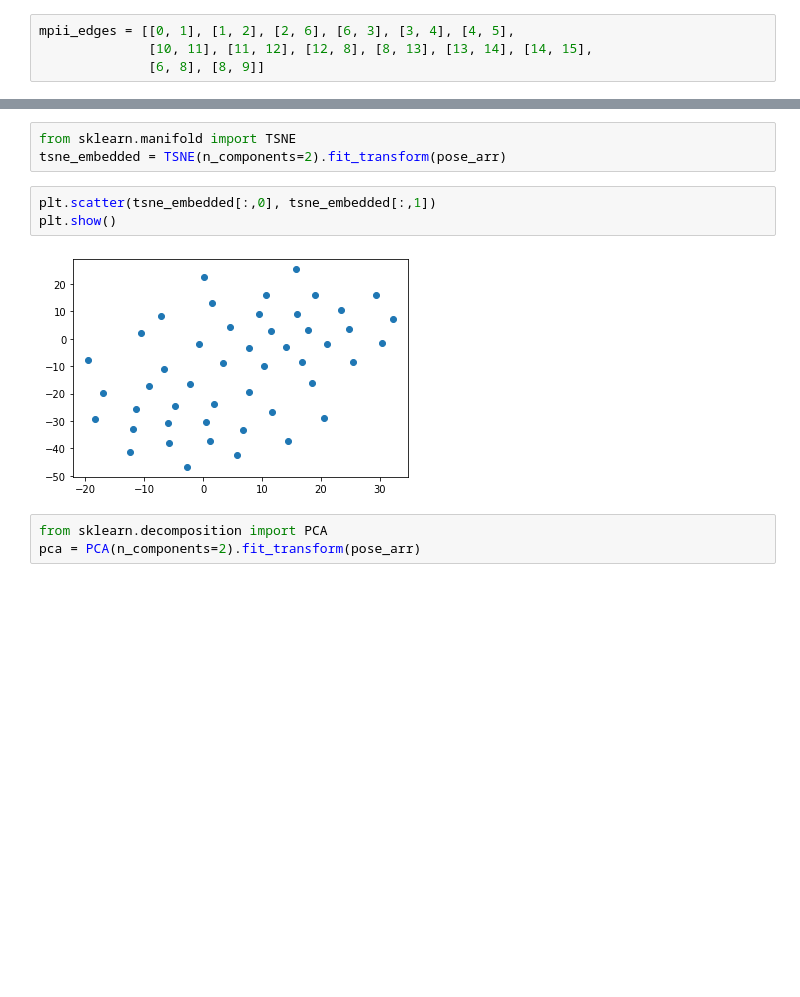
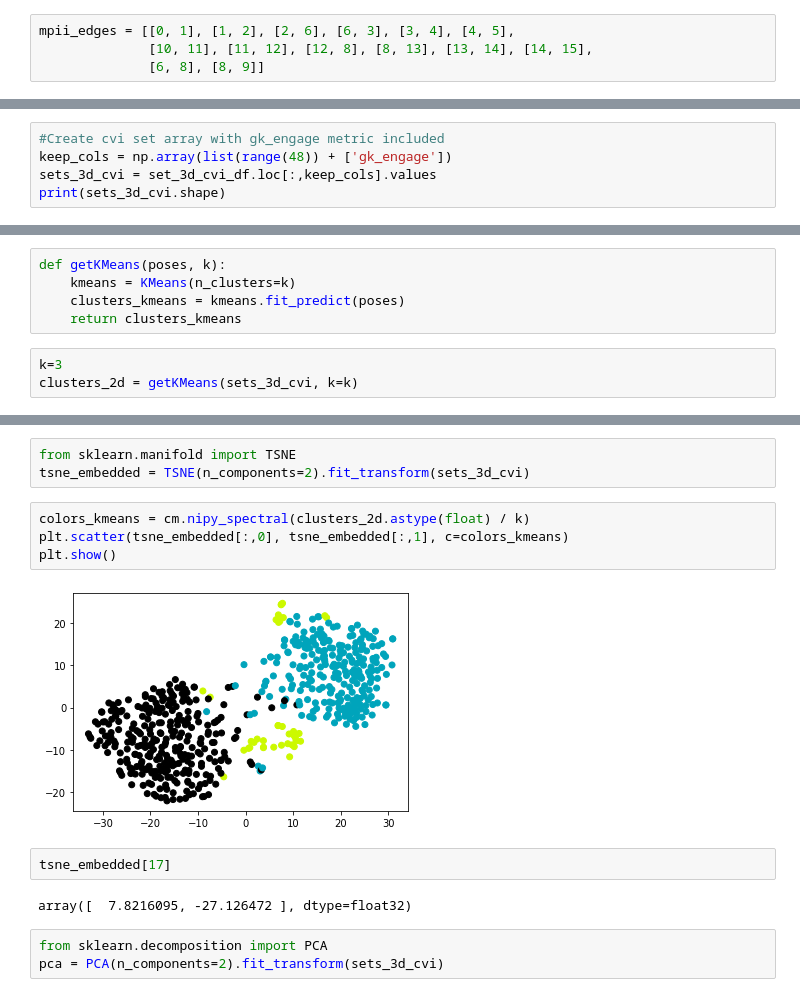
Before and after one commit to MattWear21/GKBodyPose, a Jupyter notebook: PoseAnalysis/OnevOneAnalysis.ipynb, the cells around one changed output, grey strips where cells are left out. Cells and saved outputs as stored; diff of their text form; blank space fills up the shorter version.

```diff
--- a/PoseAnalysis/OnevOneAnalysis.ipynb
+++ b/PoseAnalysis/OnevOneAnalysis.ipynb
@@ -59,0 +147,5 @@ mpii_edges = [[0, 1], [1, 2], [2, 6], [6, 3], [3, 4], [4, 5],
+# %%
+#Create cvi set array with gk_engage metric included
+keep_cols = np.array(list(range(48)) + ['gk_engage'])
+sets_3d_cvi = set_3d_cvi_df.loc[:,keep_cols].values
+print(sets_3d_cvi.shape)
@@ -68,0 +252,8 @@ plt.show()
+# %%
+def getKMeans(poses, k):
+    kmeans = KMeans(n_clusters=k)
+    clusters_kmeans = kmeans.fit_predict(poses)
+    return clusters_kmeans
+# %%
+k=3
+clusters_2d = getKMeans(sets_3d_cvi, k=k)
@@ -69,14 +312,19 @@ plt.show()
 # %%
 from sklearn.manifold import TSNE
-tsne_embedded = TSNE(n_components=2).fit_transform(pose_arr)
+tsne_embedded = TSNE(n_components=2).fit_transform(sets_3d_cvi)
 # %%
-plt.scatter(tsne_embedded[:,0], tsne_embedded[:,1])
+colors_kmeans = cm.nipy_spectral(clusters_2d.astype(float) / k)
+plt.scatter(tsne_embedded[:,0], tsne_embedded[:,1], c=colors_kmeans)
 plt.show()
 # %% [output]
-[figure, old version]
+[figure, new version]
+# %%
+tsne_embedded[17]
+# %% [output]
+array([  7.8216095, -27.126472 ], dtype=float32)
 # %%
 from sklearn.decomposition import PCA
-pca = PCA(n_components=2).fit_transform(pose_arr)
+pca = PCA(n_components=2).fit_transform(sets_3d_cvi)
 # %%
 plt.scatter(pca[:,0], pca[:,1])
 plt.show()
```
Also changed, not shown: parts of 37 cells of this notebook, 1 other file.
